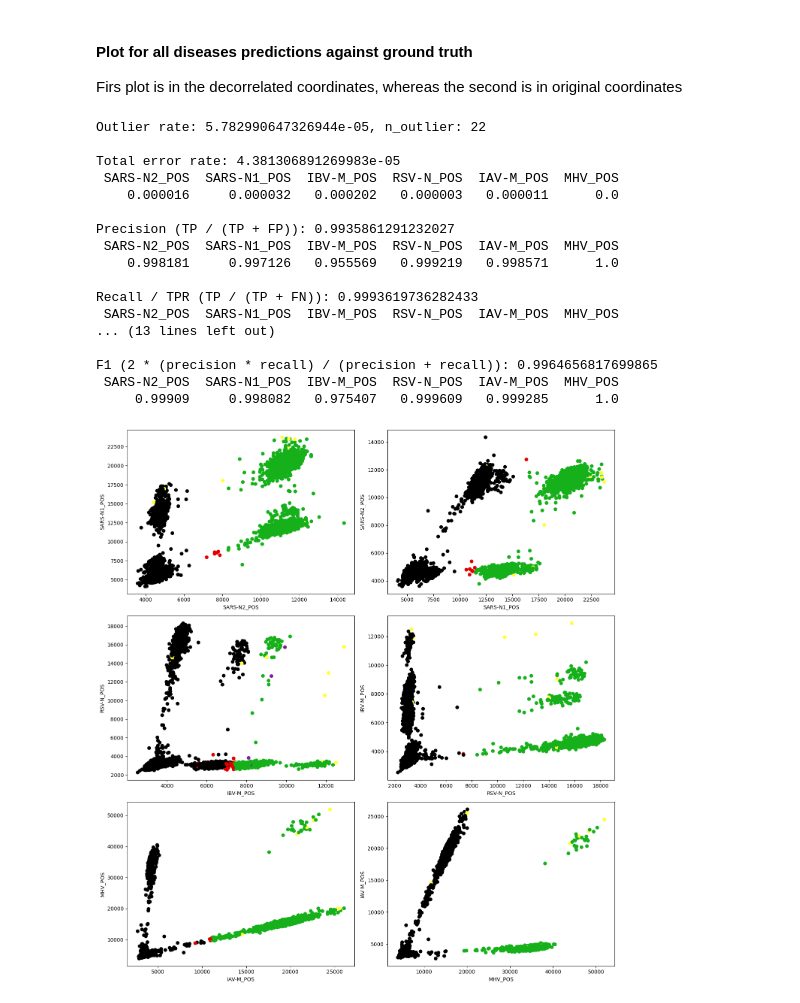
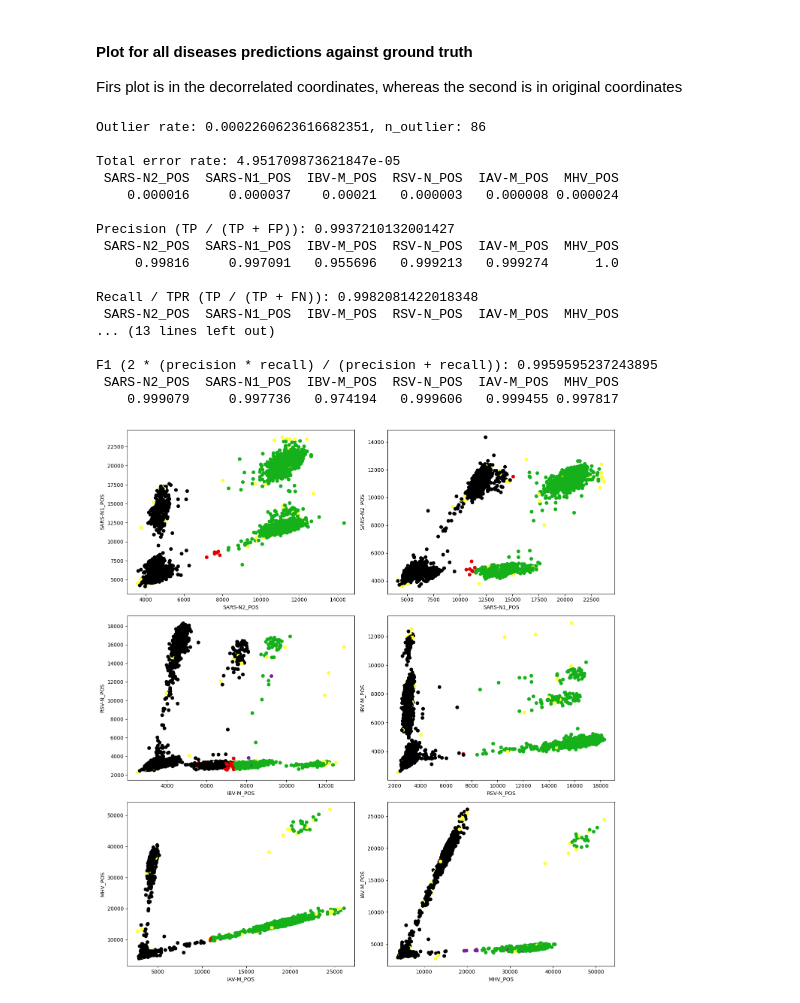
Before and after one commit to ncograf/pcr-classification, a Jupyter notebook: code/hierarchy/cluster_hierarchy_mean_classifier_wa.ipynb, the cells around one changed output. Saved outputs shown, nothing was run; the diff lists cells and outputs as text; code cells hidden in the pictures.

```diff
--- a/code/hierarchy/cluster_hierarchy_mean_classifier_wa.ipynb
+++ b/code/hierarchy/cluster_hierarchy_mean_classifier_wa.ipynb
@@ -90,41 +90,41 @@ Firs plot is in the decorrelated coordinates, whereas the second is in original
 df_data_points = pd.DataFrame(data=decision.X, columns=prediction_axis)
 df_predictions = df_decision
 df_ground_trouth = df_wa
 selected_pairs = [
                 ('SARS-N2_POS','SARS-N1_POS'),
                 ('SARS-N1_POS','SARS-N2_POS'),
                 ('IBV-M_POS','RSV-N_POS'),
                 ('RSV-N_POS','IBV-M_POS'),
                 ('IAV-M_POS','MHV_POS'),
                 ('MHV_POS','IAV-M_POS'),
                 ]
 
-validation_lib.validate_labels(df_ground_trouth, df_predictions, decision.clusters_all >= 0)
+validation_lib.validate_labels(df_ground_trouth, df_predictions)
 
 plot_lib.plot_pairwise_selection(
         df_data_points,
         df_predictions,
         df_ground_trouth,
         selected_pairs,
         n_cols=2,
-        mask=decision.X_no_neg_mask
+        mask=decision.No_neg_mask
         )
 # %% [output]
-Outlier rate: 5.782990647326944e-05, n_outlier: 22
+Outlier rate: 0.0002260623616682351, n_outlier: 86
 
-Total error rate: 4.381306891269983e-05
+Total error rate: 4.951709873621847e-05
  SARS-N2_POS  SARS-N1_POS  IBV-M_POS  RSV-N_POS  IAV-M_POS  MHV_POS
-    0.000016     0.000032   0.000202   0.000003   0.000011      0.0
+    0.000016     0.000037    0.00021   0.000003   0.000008 0.000024
 
-Precision (TP / (TP + FP)): 0.9935861291232027
+Precision (TP / (TP + FP)): 0.9937210132001427
  SARS-N2_POS  SARS-N1_POS  IBV-M_POS  RSV-N_POS  IAV-M_POS  MHV_POS
-    0.998181     0.997126   0.955569   0.999219   0.998571      1.0
+     0.99816     0.997091   0.955696   0.999213   0.999274      1.0
 
-Recall / TPR (TP / (TP + FN)): 0.9993619736282433
+Recall / TPR (TP / (TP + FN)): 0.9982081422018348
  SARS-N2_POS  SARS-N1_POS  IBV-M_POS  RSV-N_POS  IAV-M_POS  MHV_POS
 ... (13 lines left out)
 
-F1 (2 * (precision * recall) / (precision + recall)): 0.9964656817699865
+F1 (2 * (precision * recall) / (precision + recall)): 0.9959595237243895
  SARS-N2_POS  SARS-N1_POS  IBV-M_POS  RSV-N_POS  IAV-M_POS  MHV_POS
-     0.99909     0.998082   0.975407   0.999609   0.999285      1.0
+    0.999079     0.997736   0.974194   0.999606   0.999455 0.997817
-[figure, old version]
+[figure, new version]
```
Also changed, not shown: 4 other files.
